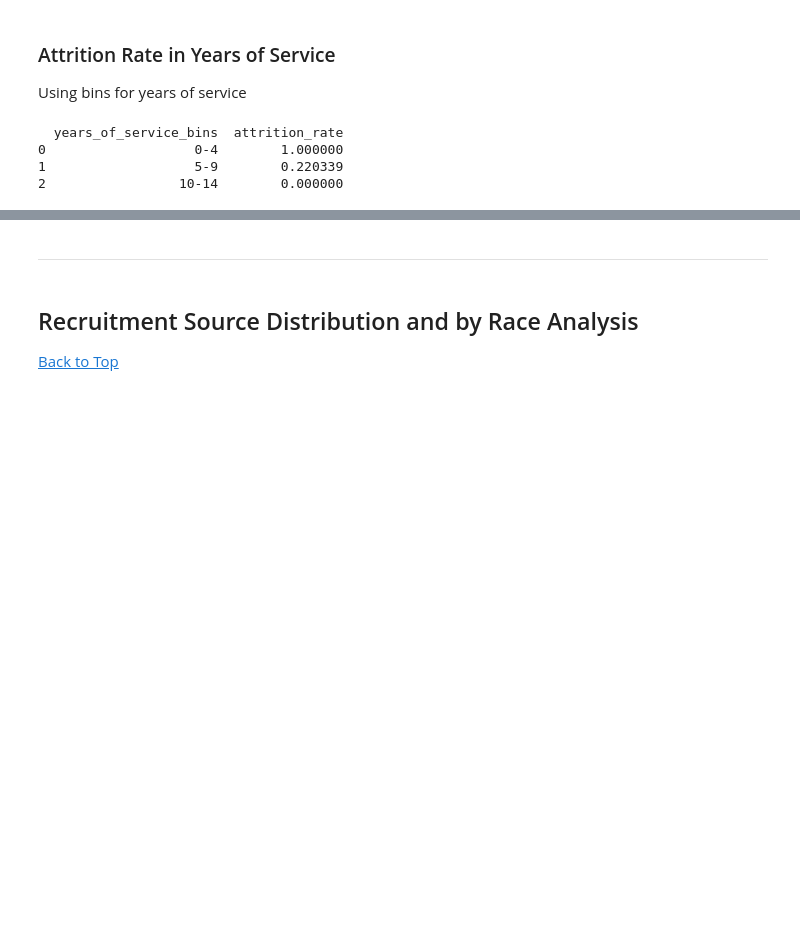
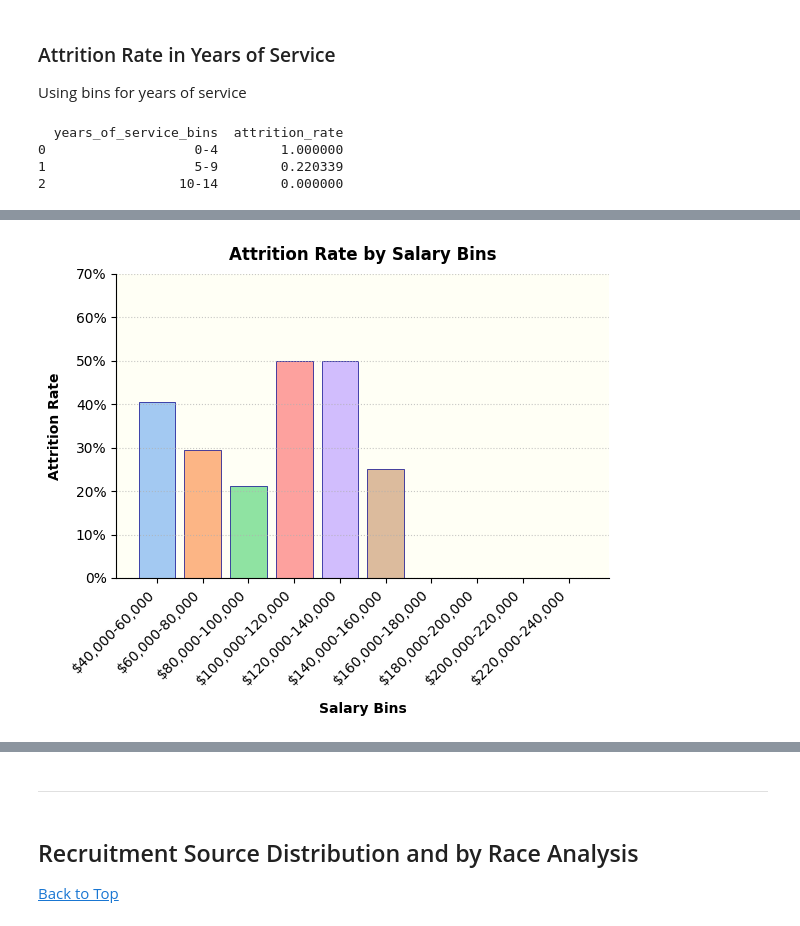
Before and after one commit to DanPkg/HR-Analytics-Insights-Project, a Jupyter notebook: human-resources-dataset-analysis-and-insights.ipynb, the cells around one changed output, grey strips where cells are left out. Cells and saved outputs as stored; diff of their text form; code cells hidden in the pictures; blank space fills up the shorter version.

```diff
--- a/human-resources-dataset-analysis-and-insights.ipynb
+++ b/human-resources-dataset-analysis-and-insights.ipynb
@@ -2498,0 +2538,54 @@ plt.show()
+# %%
+# Generate a pastel color palette.
+pastel_colors = generate_pastel_palette(attrition_by_salary_bins['Salary'].nunique())
+
+bar_width = 0.8 # custom bar width.
+
+# Plot the bar plot.
+fig, ax = plt.subplots(figsize=(6,5))
+ax.set_facecolor(chart_bg_color)
+
+# Hide spines
+ax.spines['top'].set_visible(False)
+ax.spines['right'].set_visible(False)
+
+plt.bar(attrition_by_salary_bins['Salary'], attrition_by_salary_bins['AttritionRate'],
+        color=pastel_colors, edgecolor=bar_edge_color, linewidth=0.5, width=bar_width)
+
+# Set y-label ticks to display percentages
+yticks = np.arange(0, 1.01, 0.10)
+ax.set_yticks(yticks)
+ax.set_yticklabels([f'{tick:.0%}' for tick in yticks])
+
+# Adding labels and title
+plt.title('Attrition Rate by Salary Bins', fontweight='bold', pad=10)
+plt.xlabel('Salary Bins', fontweight='bold', labelpad=10)
+plt.ylabel('Attrition Rate', fontweight='bold', labelpad=10)
+plt.xticks(rotation=45)
+
+# Get the current tick positions and labels.
+ticks = ax.get_xticklabels()
+
+# Adjust the position of the tick labels slightly to the left.
+for tick in ticks:
+    tick.set_horizontalalignment('right')
+    tick.set_x(-0.5)
+
+# Modify the x-tick labels to add $ and comma separators.
+new_tick_labels = []
+for tick in ticks:
+    salary_range = tick.get_text()
+    # Add $ and format with commas
+    new_label = '${:,.0f}'.format(float(salary_range.split('-')[0])) + '-' + '{:,.0f}'.format(float(salary_range.split('-')[1]))
+    new_tick_labels.append(new_label)
+
+# Set the modified tick labels
+plt.xticks(np.arange(len(new_tick_labels)), new_tick_labels, rotation=45)
+
+# Display plot
+plt.tight_layout()
+plt.ylim(0, 0.70)
+plt.grid(True, alpha=0.70, axis='y', linestyle=':')
+plt.show()
+# %% [output]
+[figure, added]
```
Also changed, not shown: parts of 18 cells of this notebook.
